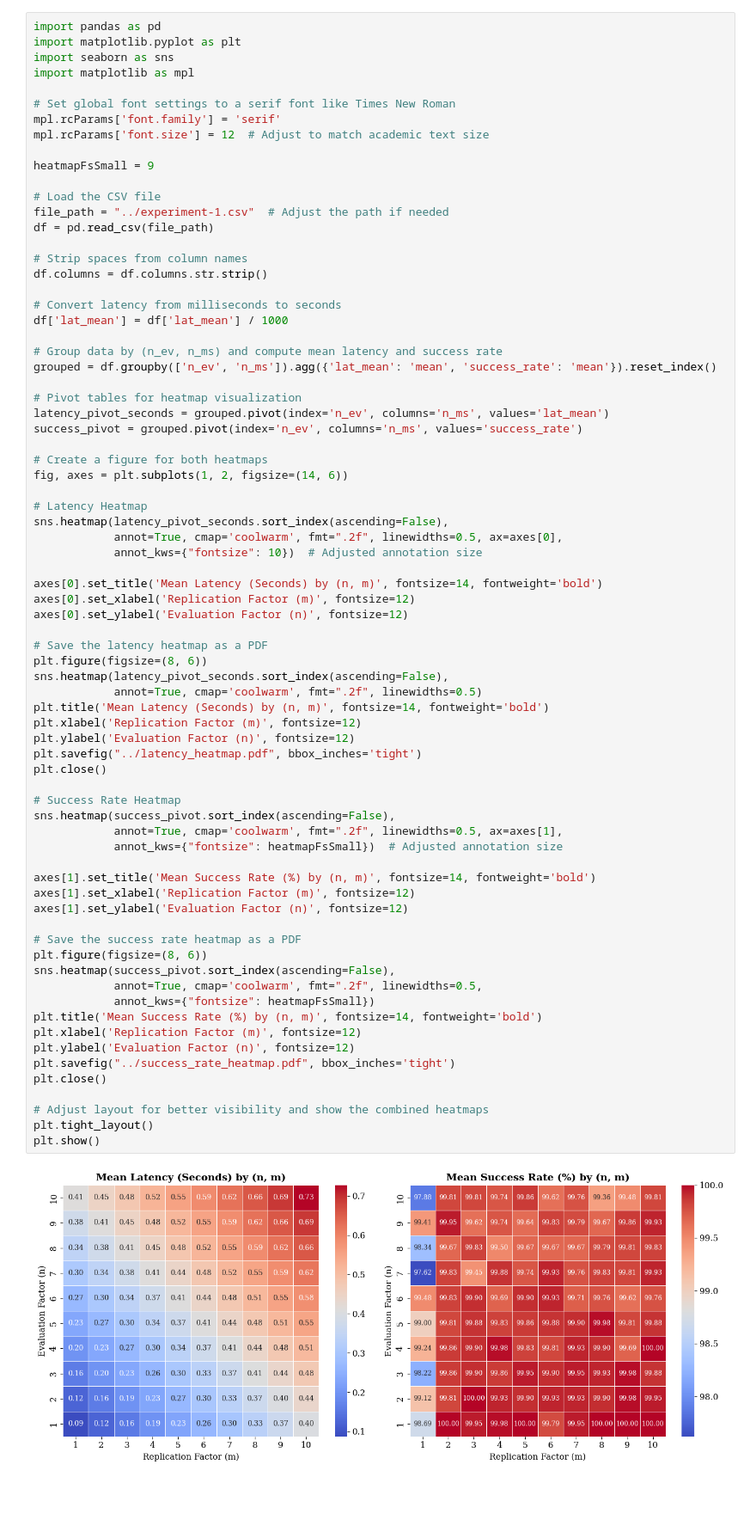
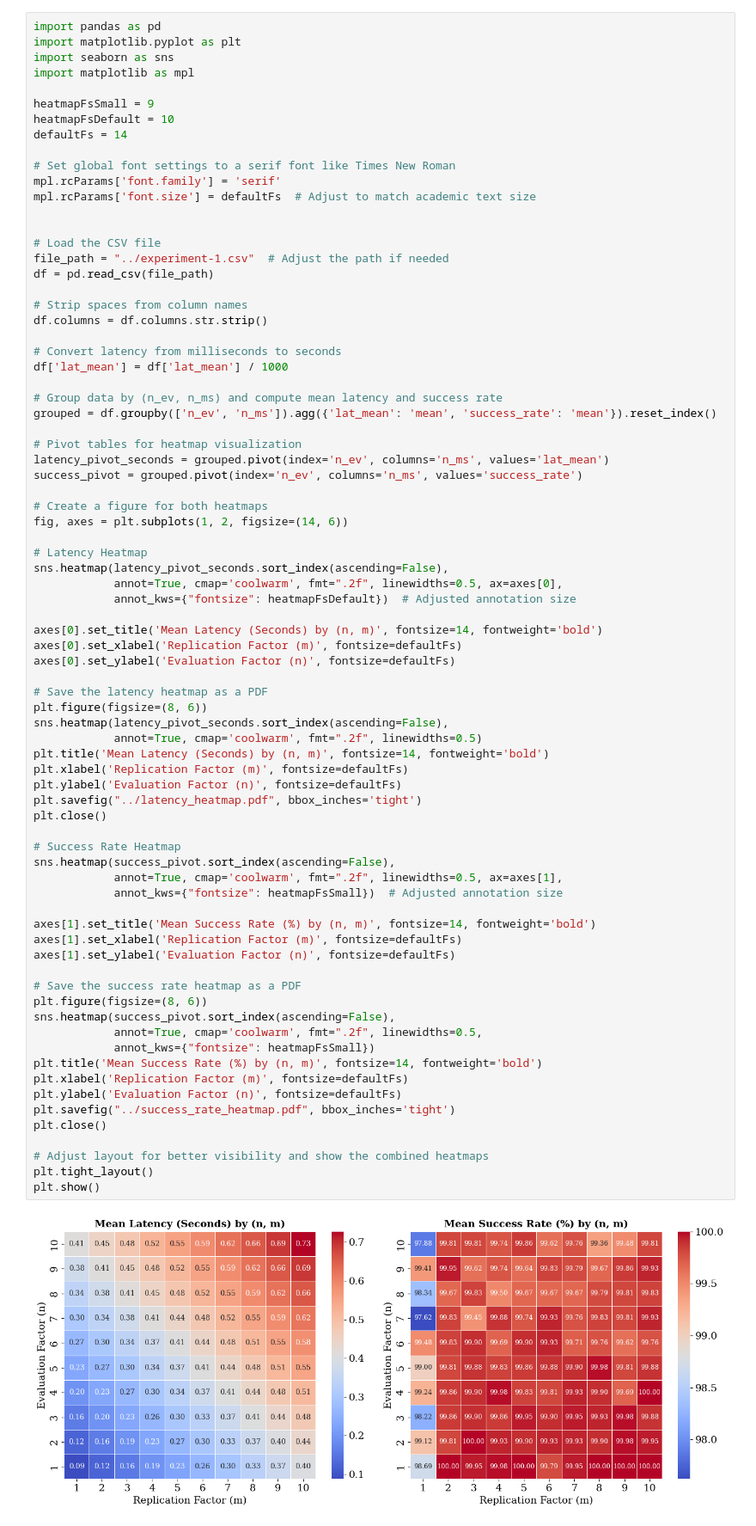
Before and after one commit to lokingdav/jodi, a Jupyter notebook: cpex/prototype/experiments/results/scripts/exp1.ipynb, the cells around one changed output. Shown at 86% size. Cells and saved outputs as stored; diff of their text form; blank space fills up the shorter version.

Commit message:
Updated charts aesthetics

```diff
--- a/cpex/prototype/experiments/results/scripts/exp1.ipynb
+++ b/cpex/prototype/experiments/results/scripts/exp1.ipynb
@@ -4,11 +4,14 @@ import matplotlib.pyplot as plt
 import seaborn as sns
 import matplotlib as mpl
 
+heatmapFsSmall = 9
+heatmapFsDefault = 10
+defaultFs = 14
+
 # Set global font settings to a serif font like Times New Roman
 mpl.rcParams['font.family'] = 'serif'
-mpl.rcParams['font.size'] = 12  # Adjust to match academic text size
+mpl.rcParams['font.size'] = defaultFs  # Adjust to match academic text size
 
-heatmapFsSmall = 9
 
 # Load the CSV file
 file_path = "../experiment-1.csv"  # Adjust the path if needed
@@ -33,44 +36,44 @@ fig, axes = plt.subplots(1, 2, figsize=(14, 6))
 # Latency Heatmap
 sns.heatmap(latency_pivot_seconds.sort_index(ascending=False),
             annot=True, cmap='coolwarm', fmt=".2f", linewidths=0.5, ax=axes[0],
-            annot_kws={"fontsize": 10})  # Adjusted annotation size
+            annot_kws={"fontsize": heatmapFsDefault})  # Adjusted annotation size
 
 axes[0].set_title('Mean Latency (Seconds) by (n, m)', fontsize=14, fontweight='bold')
-axes[0].set_xlabel('Replication Factor (m)', fontsize=12)
-axes[0].set_ylabel('Evaluation Factor (n)', fontsize=12)
+axes[0].set_xlabel('Replication Factor (m)', fontsize=defaultFs)
+axes[0].set_ylabel('Evaluation Factor (n)', fontsize=defaultFs)
 
 # Save the latency heatmap as a PDF
 plt.figure(figsize=(8, 6))
 sns.heatmap(latency_pivot_seconds.sort_index(ascending=False),
             annot=True, cmap='coolwarm', fmt=".2f", linewidths=0.5)
 plt.title('Mean Latency (Seconds) by (n, m)', fontsize=14, fontweight='bold')
-plt.xlabel('Replication Factor (m)', fontsize=12)
-plt.ylabel('Evaluation Factor (n)', fontsize=12)
+plt.xlabel('Replication Factor (m)', fontsize=defaultFs)
+plt.ylabel('Evaluation Factor (n)', fontsize=defaultFs)
 plt.savefig("../latency_heatmap.pdf", bbox_inches='tight')
 plt.close()
 
 # Success Rate Heatmap
 sns.heatmap(success_pivot.sort_index(ascending=False),
             annot=True, cmap='coolwarm', fmt=".2f", linewidths=0.5, ax=axes[1],
             annot_kws={"fontsize": heatmapFsSmall})  # Adjusted annotation size
 
 axes[1].set_title('Mean Success Rate (%) by (n, m)', fontsize=14, fontweight='bold')
-axes[1].set_xlabel('Replication Factor (m)', fontsize=12)
-axes[1].set_ylabel('Evaluation Factor (n)', fontsize=12)
+axes[1].set_xlabel('Replication Factor (m)', fontsize=defaultFs)
+axes[1].set_ylabel('Evaluation Factor (n)', fontsize=defaultFs)
 
 # Save the success rate heatmap as a PDF
 plt.figure(figsize=(8, 6))
 sns.heatmap(success_pivot.sort_index(ascending=False),
             annot=True, cmap='coolwarm', fmt=".2f", linewidths=0.5,
             annot_kws={"fontsize": heatmapFsSmall})
 plt.title('Mean Success Rate (%) by (n, m)', fontsize=14, fontweight='bold')
-plt.xlabel('Replication Factor (m)', fontsize=12)
-plt.ylabel('Evaluation Factor (n)', fontsize=12)
+plt.xlabel('Replication Factor (m)', fontsize=defaultFs)
+plt.ylabel('Evaluation Factor (n)', fontsize=defaultFs)
 plt.savefig("../success_rate_heatmap.pdf", bbox_inches='tight')
 plt.close()
 
 # Adjust layout for better visibility and show the combined heatmaps
 plt.tight_layout()
 plt.show()
 # %% [output]
-[figure, old version]
+[figure, new version]
```
Also changed, not shown: 2 other files.
